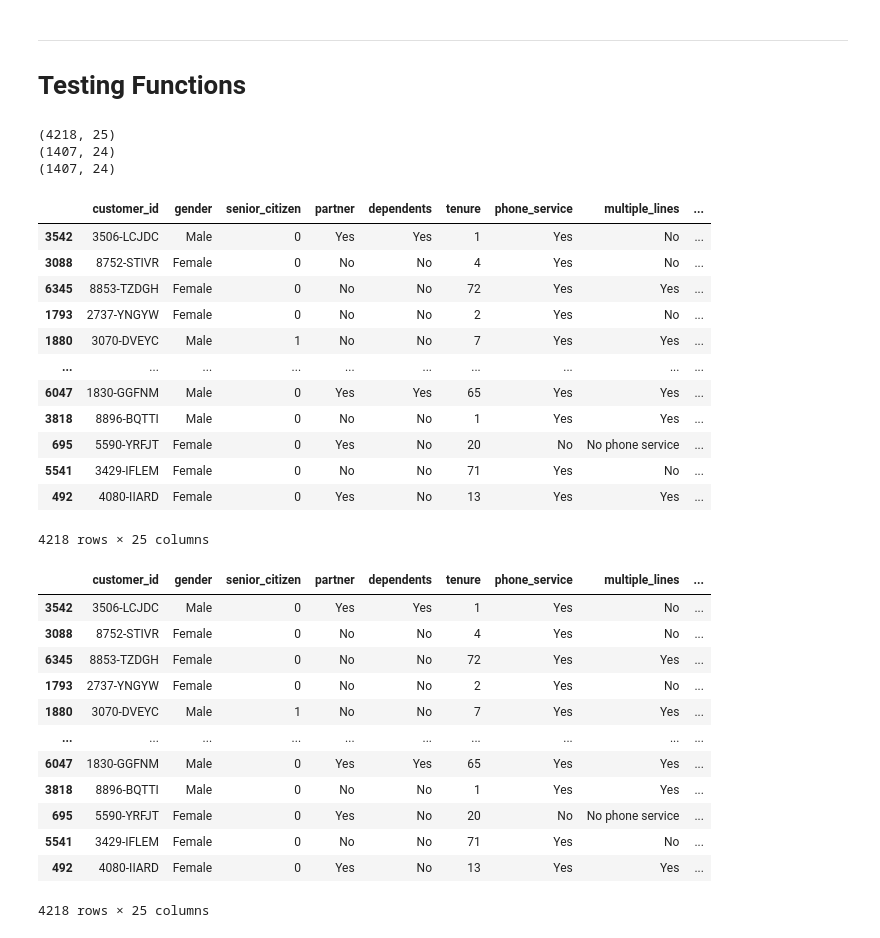
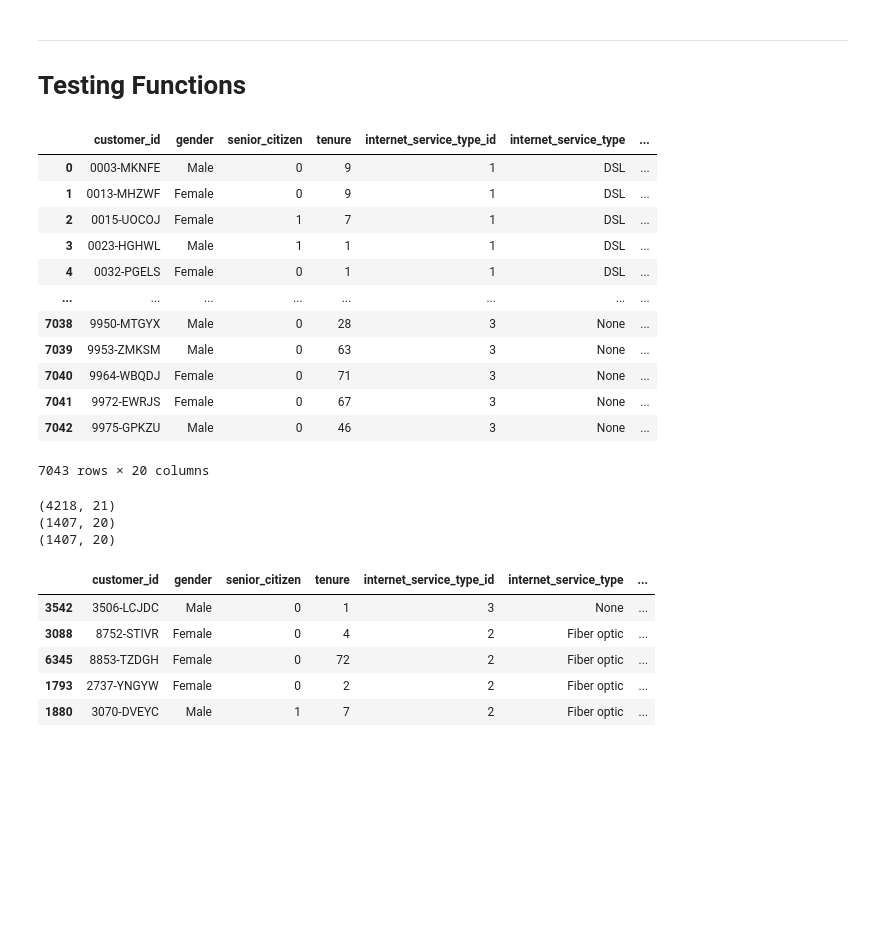
Before and after one commit to hartman-jiang-classification-project/telco-classification-project, a Jupyter notebook: alec_preparation.ipynb, the cells around one changed output. Cells and saved outputs as stored; diff of their text form; code cells hidden in the pictures; blank space fills up the shorter version.

```diff
--- a/alec_preparation.ipynb
+++ b/alec_preparation.ipynb
@@ -14,6 +14,8 @@ import prepare as pr
 
 import warnings
 warnings.filterwarnings("ignore")
+# %%
+pd.set_option("display.max_columns", None)
 # %%
 # def clean_total_charges(df):
 #     """
@@ -107,45 +123,39 @@ plt.show()
 # %% [markdown]
 ---
 # Testing Functions
+# %%
+df = ac.get_telco_data()
+df = pr.consolidate_columns(df)
+df
+# %% [output]
+|  | customer_id | gender | senior_citizen | tenure | internet_service_type_id | internet_service_type | ... |
+| 0 | 0003-MKNFE | Male | 0 | 9 | 1 | DSL | ... |
+| 1 | 0013-MHZWF | Female | 0 | 9 | 1 | DSL | ... |
+| 2 | 0015-UOCOJ | Female | 1 | 7 | 1 | DSL | ... |
+| 3 | 0023-HGHWL | Male | 1 | 1 | 1 | DSL | ... |
+| 4 | 0032-PGELS | Female | 0 | 1 | 1 | DSL | ... |
+| ... | ... | ... | ... | ... | ... | ... | ... |
+| 7038 | 9950-MTGYX | Male | 0 | 28 | 3 | None | ... |
+| 7039 | 9953-ZMKSM | Male | 0 | 63 | 3 | None | ... |
+| 7040 | 9964-WBQDJ | Female | 0 | 71 | 3 | None | ... |
+| 7041 | 9972-EWRJS | Female | 0 | 67 | 3 | None | ... |
+| 7042 | 9975-GPKZU | Male | 0 | 46 | 3 | None | ... |
+7043 rows × 20 columns
 # %%
-df = ac.get_telco_data()
 train, validate, test = pr.prep_telco(df)
 print(train.shape)
 print(validate.shape)
 print(test.shape)
 # %% [output]
-(4218, 25)
-(1407, 24)
-(1407, 24)
+(4218, 21)
+(1407, 20)
+(1407, 20)
 # %%
-train
+train.head()
 # %% [output]
-|  | customer_id | gender | senior_citizen | partner | dependents | tenure | phone_service | multiple_lines | ... |
-| 3542 | 3506-LCJDC | Male | 0 | Yes | Yes | 1 | Yes | No | ... |
-| 3088 | 8752-STIVR | Female | 0 | No | No | 4 | Yes | No | ... |
-| 6345 | 8853-TZDGH | Female | 0 | No | No | 72 | Yes | Yes | ... |
-| 1793 | 2737-YNGYW | Female | 0 | No | No | 2 | Yes | No | ... |
-| 1880 | 3070-DVEYC | Male | 1 | No | No | 7 | Yes | Yes | ... |
-| ... | ... | ... | ... | ... | ... | ... | ... | ... | ... |
-| 6047 | 1830-GGFNM | Male | 0 | Yes | Yes | 65 | Yes | Yes | ... |
-| 3818 | 8896-BQTTI | Male | 0 | No | No | 1 | Yes | Yes | ... |
-| 695 | 5590-YRFJT | Female | 0 | Yes | No | 20 | No | No phone service | ... |
-| 5541 | 3429-IFLEM | Female | 0 | No | No | 71 | Yes | No | ... |
-| 492 | 4080-IIARD | Female | 0 | Yes | No | 13 | Yes | Yes | ... |
+|  | customer_id | gender | senior_citizen | tenure | internet_service_type_id | internet_service_type | ... |
+| 3542 | 3506-LCJDC | Male | 0 | 1 | 3 | None | ... |
+| 3088 | 8752-STIVR | Female | 0 | 4 | 2 | Fiber optic | ... |
+| 6345 | 8853-TZDGH | Female | 0 | 72 | 2 | Fiber optic | ... |
+| 1793 | 2737-YNGYW | Female | 0 | 2 | 2 | Fiber optic | ... |
+| 1880 | 3070-DVEYC | Male | 1 | 7 | 2 | Fiber optic | ... |
-4218 rows × 25 columns
-# %%
-train[train.isna() == False]
-# %% [output]
-|  | customer_id | gender | senior_citizen | partner | dependents | tenure | phone_service | multiple_lines | ... |
-| 3542 | 3506-LCJDC | Male | 0 | Yes | Yes | 1 | Yes | No | ... |
-| 3088 | 8752-STIVR | Female | 0 | No | No | 4 | Yes | No | ... |
-| 6345 | 8853-TZDGH | Female | 0 | No | No | 72 | Yes | Yes | ... |
-| 1793 | 2737-YNGYW | Female | 0 | No | No | 2 | Yes | No | ... |
-| 1880 | 3070-DVEYC | Male | 1 | No | No | 7 | Yes | Yes | ... |
-| ... | ... | ... | ... | ... | ... | ... | ... | ... | ... |
-| 6047 | 1830-GGFNM | Male | 0 | Yes | Yes | 65 | Yes | Yes | ... |
-| 3818 | 8896-BQTTI | Male | 0 | No | No | 1 | Yes | Yes | ... |
-| 695 | 5590-YRFJT | Female | 0 | Yes | No | 20 | No | No phone service | ... |
-| 5541 | 3429-IFLEM | Female | 0 | No | No | 71 | Yes | No | ... |
-| 492 | 4080-IIARD | Female | 0 | Yes | No | 13 | Yes | Yes | ... |
-4218 rows × 25 columns
```
Also changed, not shown: parts of 4 cells of this notebook, 1 other file.
